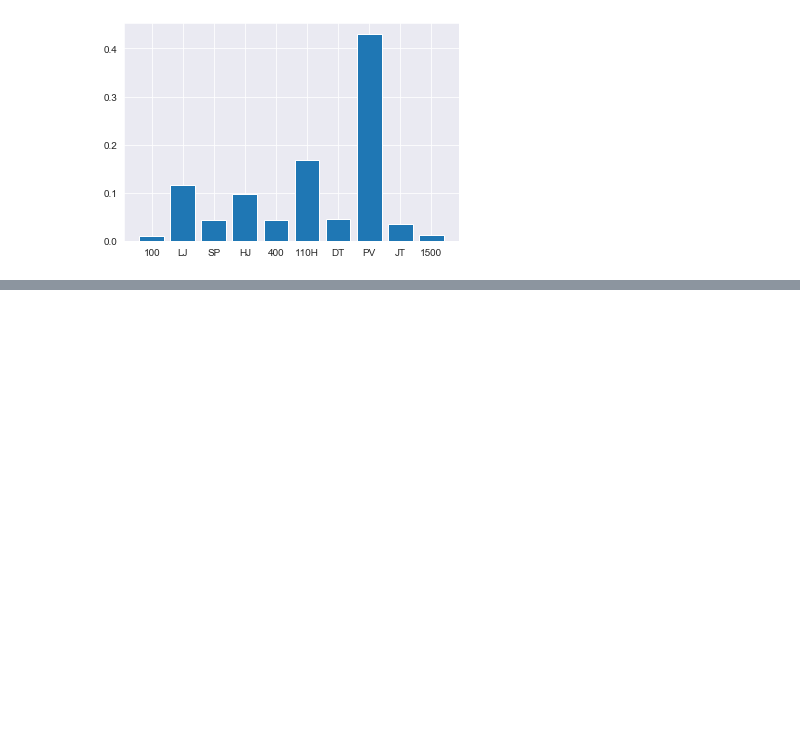
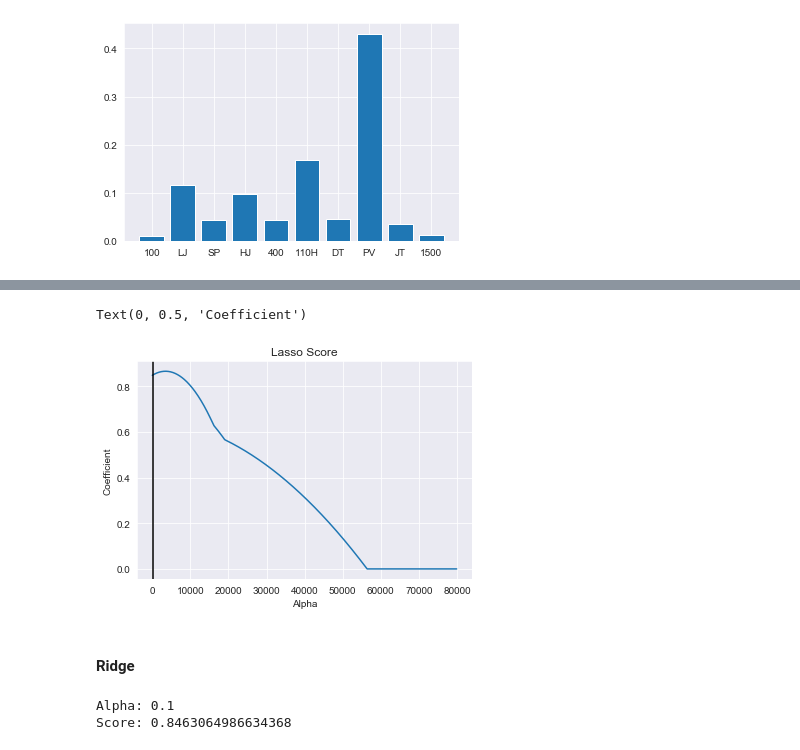
Before and after one commit to defoote/Decathlon-Analytics, a Jupyter notebook: decathlon_analysis.ipynb, the cells around one changed output, grey strips where cells are left out. Drawn from its saved outputs; the diff is of its cells as text; code cells hidden in the pictures; blank space fills up the shorter version.

```diff
--- a/decathlon_analysis.ipynb
+++ b/decathlon_analysis.ipynb
@@ -131,0 +161,11 @@ lasso.score(core_x_test,core_y_test)
+# %%
+plt.plot(lasso_alphas,lasso_scores)
+plt.axvline(lassoCV_a,c='k')
+plt.title('Lasso Score')
+plt.xlabel('Alpha')
+plt.ylabel('Coefficient')
+# %% [output]
+Text(0, 0.5, 'Coefficient')
+[figure, added]
+# %% [markdown]
+#### Ridge
@@ -131,0 +183,11 @@ lasso.score(core_x_test,core_y_test)
+# %%
+ridgeCV = RidgeCV(cv=5)
+ridgeCV.fit(core_x,core_y)
+ridgeCV_pred = ridgeCV.predict(core_x)
+ridgeCV_a = ridgeCV.alpha_
+ridgeCV_score = ridgeCV.score(core_x,core_y)
+print('Alpha: '+str(ridgeCV_a))
+print('Score: '+str(ridgeCV_score))
+# %% [output]
+Alpha: 0.1
+Score: 0.8463064986634368
```
Also changed, not shown: parts of 29 cells of this notebook.
